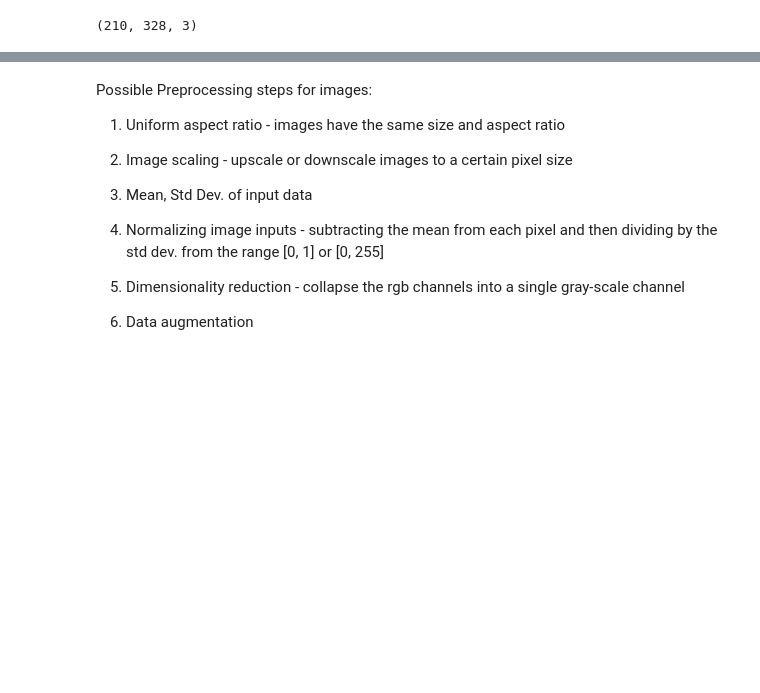
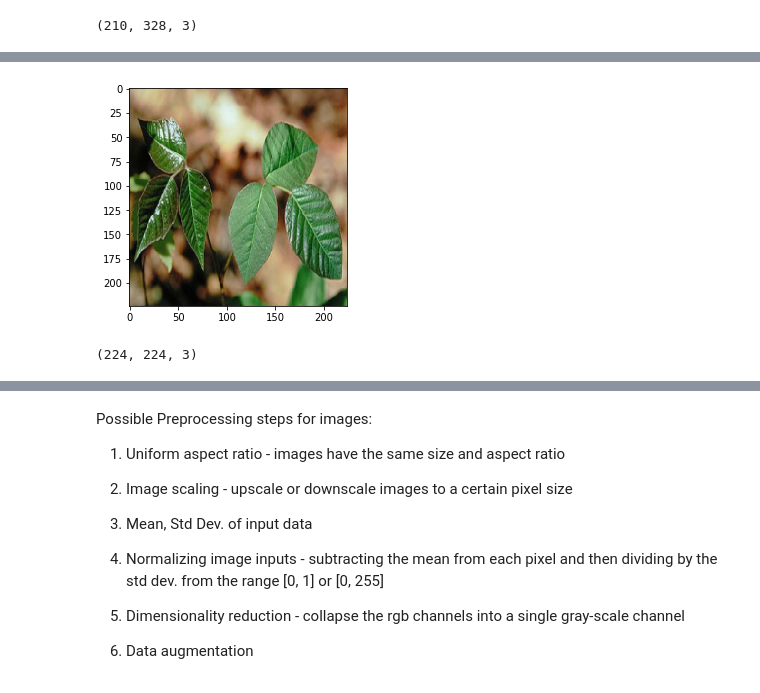
Before and after one commit to jltsao88/Capstone_Project_2, a Jupyter notebook: 02_Data_Wrangling.ipynb, the cells around one changed output, grey strips where cells are left out. Drawn from its saved outputs; the diff is of its cells as text; code cells hidden in the pictures; blank space fills up the shorter version.

```diff
--- a/02_Data_Wrangling.ipynb
+++ b/02_Data_Wrangling.ipynb
@@ -95,0 +118,10 @@ array([[[0.51764706, 0.63137255, 0.71372549],
+# %%
+img = skimage.transform.resize(img, (224,224))
+plt.imshow(img)
+plt.show()
+# %% [output]
+[figure, added]
+# %%
+img.shape
+# %% [output]
+(224, 224, 3)
```
Also changed, not shown: parts of 16 cells of this notebook, 3 other files.
